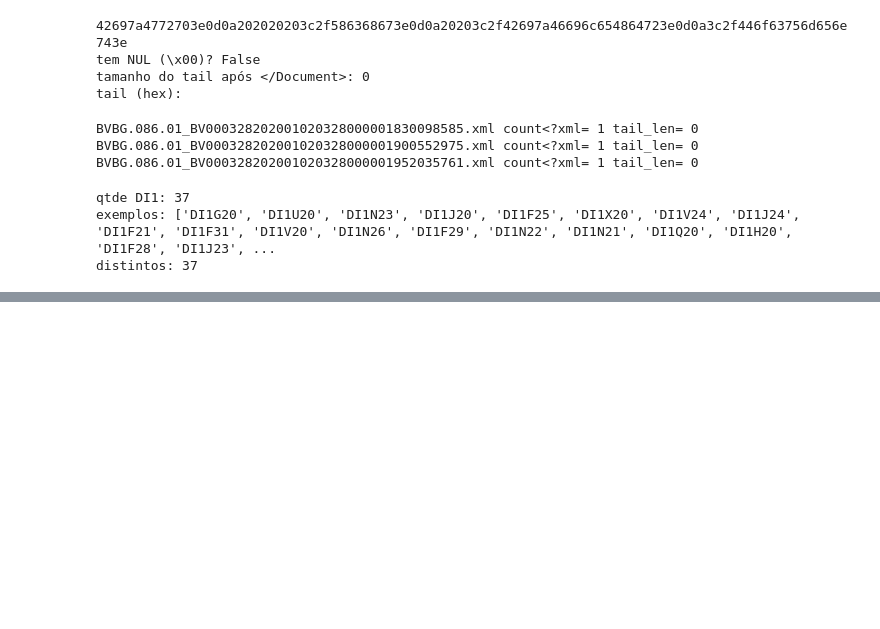
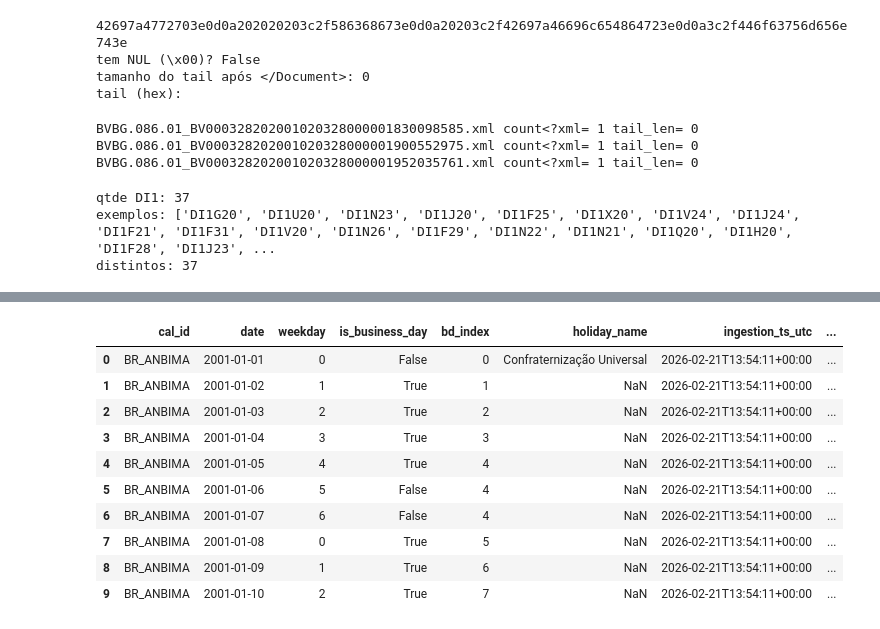
Before and after one commit to JuanRocha01/ML-ETTJ26, a Jupyter notebook: study/trusted.ipynb, the cells around one changed output, grey strips where cells are left out. Drawn from its saved outputs; the diff is of its cells as text; code cells hidden in the pictures; blank space fills up the shorter version.

Commit message:
ANBIMA Calendario Trusted

```diff
--- a/study/trusted.ipynb
+++ b/study/trusted.ipynb
@@ -665,0 +822,4 @@ distintos: 37
+# %%
+import pandas as pd
+holidays = pd.read_parquet(r'C:\Users\Dell\OneDrive\Documentos\GitHub\ML-ETTJ26\data\calendars\02_trusted\ref\anbima_holidays.parquet')
+bu_index = pd.read_parquet(r'C:\Users\Dell\OneDrive\Documentos\GitHub\ML-ETTJ26\data\calendars\02_trusted\ref\calendar_bd_index.parquet')
@@ -665,0 +846,14 @@ distintos: 37
+# %%
+bu_index.head(10)
+# %% [output]
+|  | cal_id | date | weekday | is_business_day | bd_index | holiday_name | ingestion_ts_utc | ... |
+| 0 | BR_ANBIMA | 2001-01-01 | 0 | False | 0 | Confraternização Universal | 2026-02-21T13:54:11+00:00 | ... |
+| 1 | BR_ANBIMA | 2001-01-02 | 1 | True | 1 | NaN | 2026-02-21T13:54:11+00:00 | ... |
+| 2 | BR_ANBIMA | 2001-01-03 | 2 | True | 2 | NaN | 2026-02-21T13:54:11+00:00 | ... |
+| 3 | BR_ANBIMA | 2001-01-04 | 3 | True | 3 | NaN | 2026-02-21T13:54:11+00:00 | ... |
+| 4 | BR_ANBIMA | 2001-01-05 | 4 | True | 4 | NaN | 2026-02-21T13:54:11+00:00 | ... |
+| 5 | BR_ANBIMA | 2001-01-06 | 5 | False | 4 | NaN | 2026-02-21T13:54:11+00:00 | ... |
+| 6 | BR_ANBIMA | 2001-01-07 | 6 | False | 4 | NaN | 2026-02-21T13:54:11+00:00 | ... |
+| 7 | BR_ANBIMA | 2001-01-08 | 0 | True | 5 | NaN | 2026-02-21T13:54:11+00:00 | ... |
+| 8 | BR_ANBIMA | 2001-01-09 | 1 | True | 6 | NaN | 2026-02-21T13:54:11+00:00 | ... |
+| 9 | BR_ANBIMA | 2001-01-10 | 2 | True | 7 | NaN | 2026-02-21T13:54:11+00:00 | ... |
```
Also changed, not shown: parts of 6 cells of this notebook, 10 other files.
